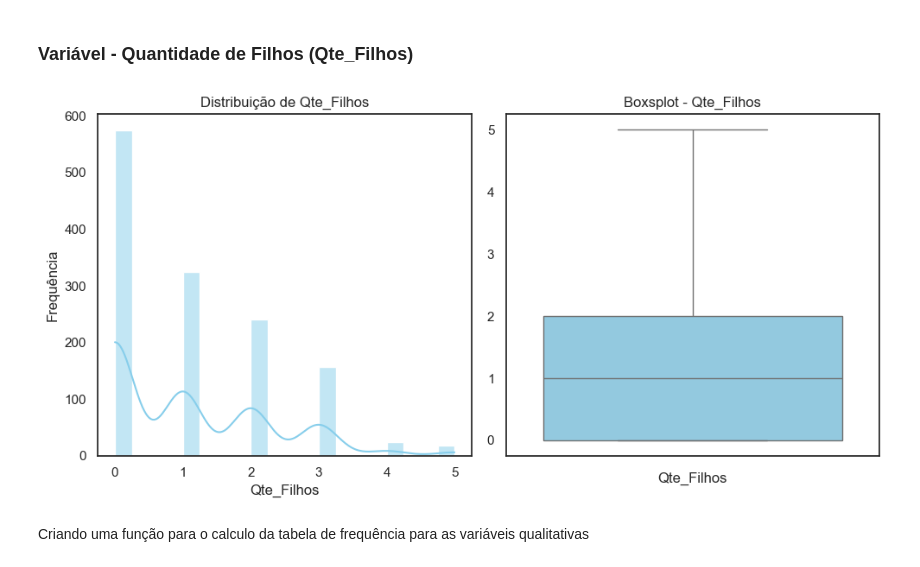
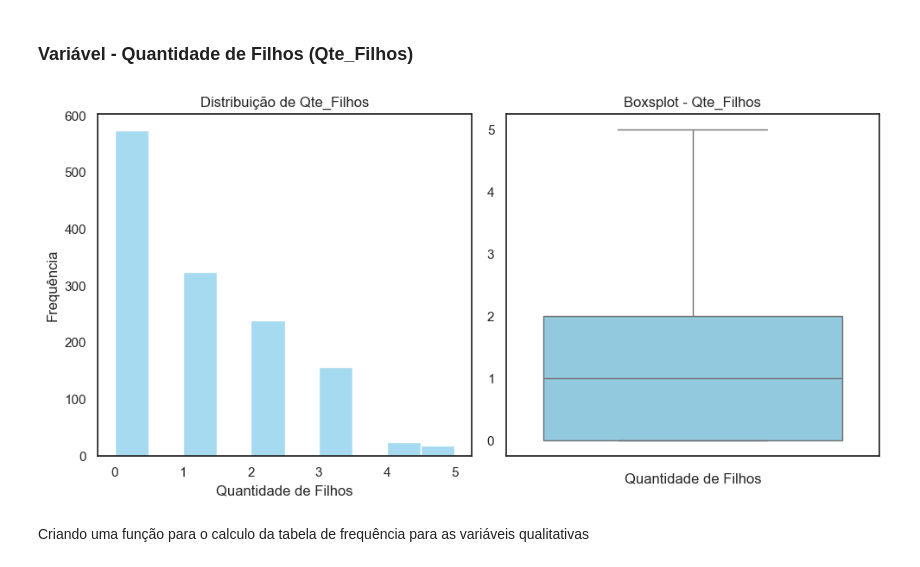
Before and after one commit to pauloivicentin/projeto_healthy_analytics, a Jupyter notebook: notebooks/analises_do_projeto.ipynb, the cells around one changed output. Drawn from its saved outputs; the diff is of its cells as text; code cells hidden in the pictures.

```diff
--- a/notebooks/analises_do_projeto.ipynb
+++ b/notebooks/analises_do_projeto.ipynb
@@ -327,28 +327,28 @@ Alguns Outliers a partir de R$3.000,00
 # %%
 sns.set(style="white", palette="pastel")
 
 # Criando a figura com o 1 linha e 2 colunas
 fig, axes = plt.subplots(1, 2, figsize=(10, 5))
 
 # Histograma de Qte_Filhos
 
-sns.histplot(df['Qte_Filhos'], bins=20, kde=True, ax=axes[0], color='skyblue')
+sns.histplot(df['Qte_Filhos'], bins=10, kde=False, ax=axes[0], color='skyblue')
 axes[0].set_title('Distribuição de Qte_Filhos')
-axes[0].set_xlabel('Qte_Filhos')
+axes[0].set_xlabel('Quantidade de Filhos')
 axes[0].set_ylabel('Frequência')
 
 # Boxsplot de Qte_Filhos
 
 sns.boxplot(y=df['Qte_Filhos'], ax=axes[1], color='skyblue')
 axes[1].set_title('Boxsplot - Qte_Filhos')
-axes[1].set_xlabel('Qte_Filhos')
+axes[1].set_xlabel('Quantidade de Filhos')
 axes[1].set_ylabel('')
 
 
 plt.tight_layout()
 plt.show()
 # %% [output]
-[figure, old version]
+[figure, new version]
 # %% [markdown]
 Criando uma função para o calculo da tabela de frequência para as variáveis qualitativas
 # %%
```
Also changed, not shown: parts of 4 cells of this notebook, 1 other file.
